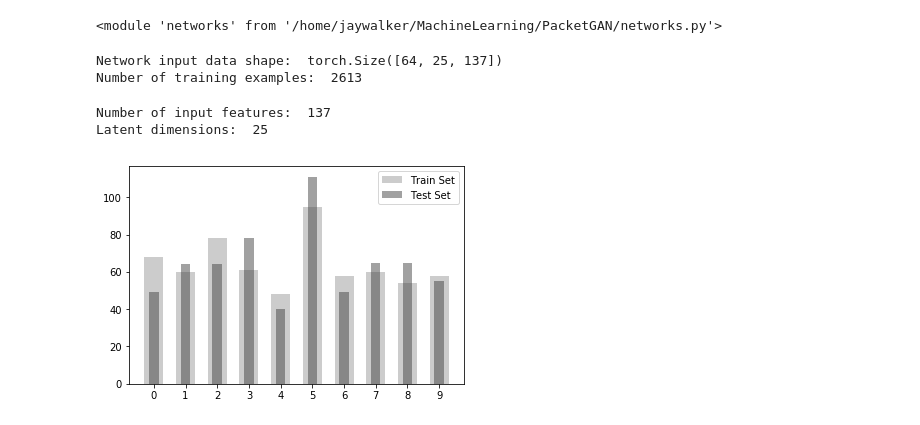
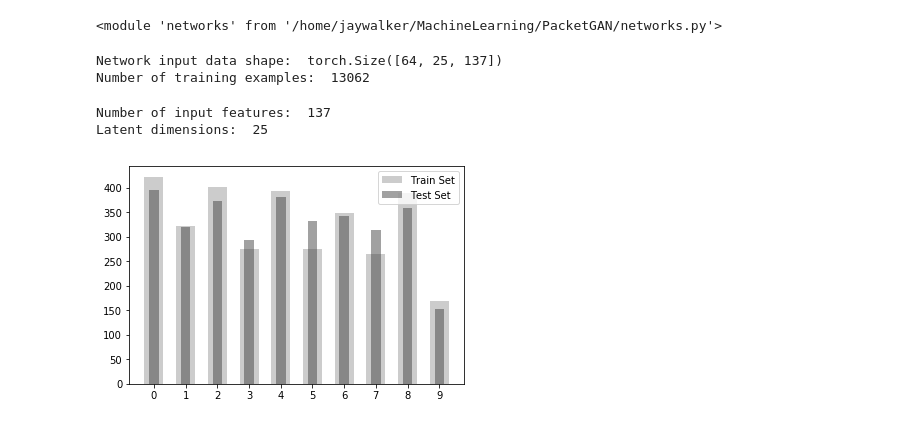
Before and after one commit to JayWalker512/PacketGAN, a Jupyter notebook: PacketGAN.ipynb, the cells around one changed output. Cells and saved outputs as stored; diff of their text form; code cells hidden in the pictures.

```diff
--- a/PacketGAN.ipynb
+++ b/PacketGAN.ipynb
@@ -30,23 +30,23 @@ sequence_length=25
 batch_size=64 #always using size 1 because I can't seem to make the GRU work correctly with larger batches
 
 #first, load the dataset
-data_set = unsw_nb15_dataset.UNSW_NB15('UNSW_NB15_full_clean.csv',
+data_set_original = unsw_nb15_dataset.UNSW_NB15('UNSW_NB15_full_clean.csv',
                                        sequence_length=sequence_length,
                                        transform=feature_extraction.build_feature_sequence_tensor)
 
 #pick out the attack examples
-data_set.use_only_category('DoS'); #in this case just look at DoS attack samples
+data_set_original.use_only_category('DoS'); #in this case just look at DoS attack samples
 
 #get rid of this when you want to use the whole set
-fraction_to_use = 0.05
-data_set, _ = random_split(data_set, [round(len(data_set) * fraction_to_use), len(data_set) - round(len(data_set) * fraction_to_use)])
+fraction_to_use = 1
+data_set, _ = random_split(data_set_original, [round(len(data_set_original) * fraction_to_use), len(data_set_original) - round(len(data_set_original) * fraction_to_use)])
 
 train_set_length = round(len(data_set) * 0.8)
 test_set_length = len(data_set) - train_set_length
 train_set, test_set = random_split(data_set, [train_set_length, test_set_length])
 
 data_loader = DataLoader(train_set, batch_size=batch_size,
-                        shuffle=True, num_workers=2)
+                        shuffle=True, num_workers=1)
 
 data_example = None
 for count, data in enumerate(data_loader):
@@ -58,7 +58,7 @@ print("Network input data shape: ", data_example.shape)
 print("Number of training examples: ", len(data_loader.dataset))
 # %% [output]
 Network input data shape:  torch.Size([64, 25, 137])
-Number of training examples:  2613
+Number of training examples:  13062
 # %%
 #train a KMeans classifier for cluster evaluation
 import evaluation
@@ -74,35 +74,35 @@ latent_space_mapper = networks.GRUMapping(num_features, latent_dimensions, batch
 #convert the train_set and test_set to a lower dimensional space for clustering
 train_set_latent = []
 train_comparison_set, _ = random_split(train_set, [len(test_set), len(train_set) - len(test_set)])
-train_comparison_set_dl = torch.utils.data.DataLoader(train_comparison_set, batch_size=batch_size, shuffle=True) #use a dataloader so the examples are batched
+train_comparison_set_dl = DataLoader(train_comparison_set, batch_size=batch_size, shuffle=True) #use a dataloader so the examples are batched
 with torch.no_grad():
     for example in train_comparison_set_dl:
         if example.shape[0] != batch_size:
             continue #ignore batches that don't fit the network so we don't have to deal with too many technicalities...
             #maybe we could deal with that by changing the size of the hidden state of the network before inputting the data?
         train_set_latent.extend(latent_space_mapper(example).numpy()[0])
 
 #print(train_set_latent)
 
 test_set_latent = []
-test_set_dl = torch.utils.data.DataLoader(test_set, batch_size=batch_size, shuffle=True)
+test_set_dl = DataLoader(test_set, batch_size=batch_size, shuffle=True)
 with torch.no_grad():
     for example in test_set_dl:
         if example.shape[0] != batch_size:
             continue #ignore batches that don't fit the network to keep things easy
         test_set_latent.extend(latent_space_mapper(example).numpy()[0])
 
 #print("Latent test set length: ", len(test_set_latent))
 #pprint(test_set_latent)
 #print("Latent test set element size: ", test_set_latent[0].shape)
 kmeans = evaluation.KMeansTorch(n_clusters=10)
 kmeans.fit(train_set_latent)
 
 #are the train set and test set from the same distribution?
 train_counts, test_counts = evaluation.cluster_and_compare(kmeans, train_set_latent, test_set_latent, retrain=False)
 # %% [output]
 Number of input features:  137
 Latent dimensions:  25
-[figure, old version]
+[figure, new version]
 # %%
 #define the networks
```
Also changed, not shown: parts of 5 cells of this notebook, 3 other files.
